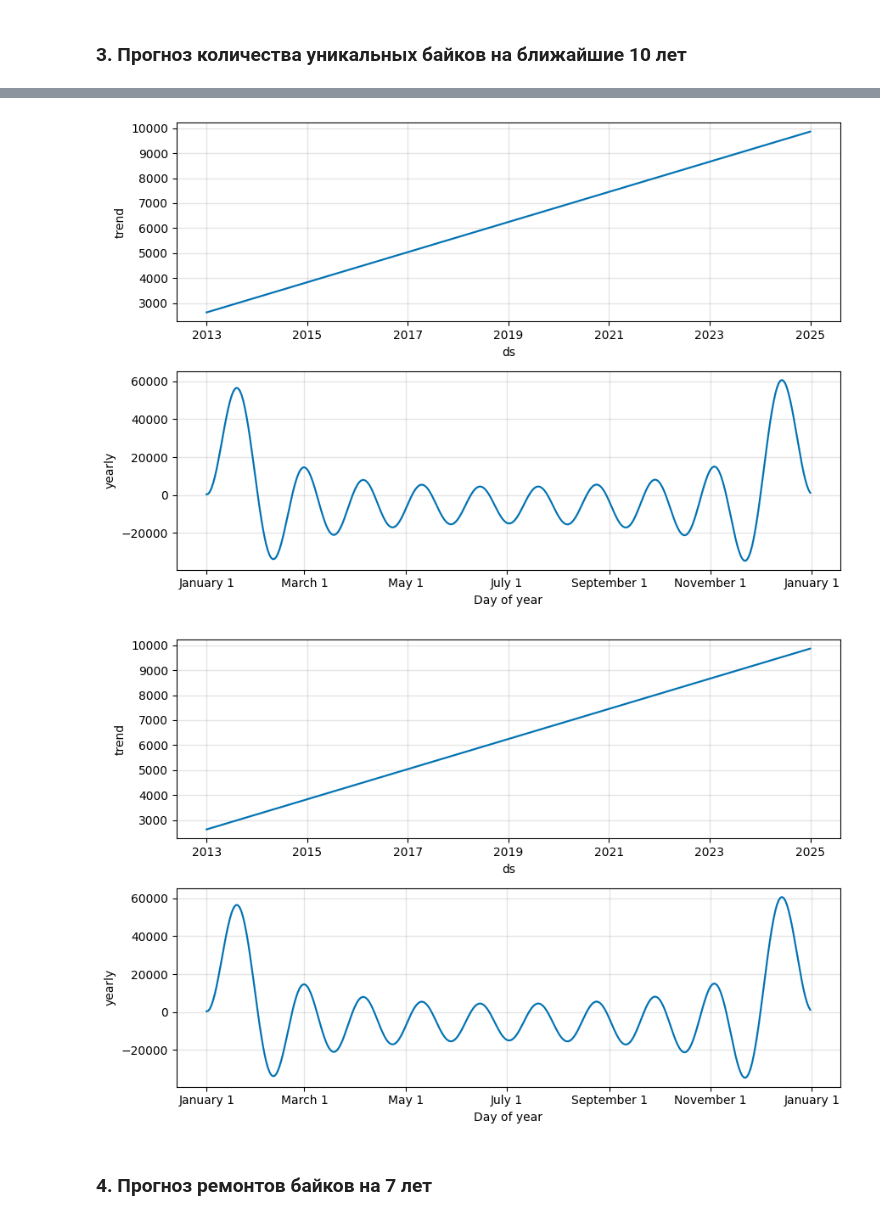
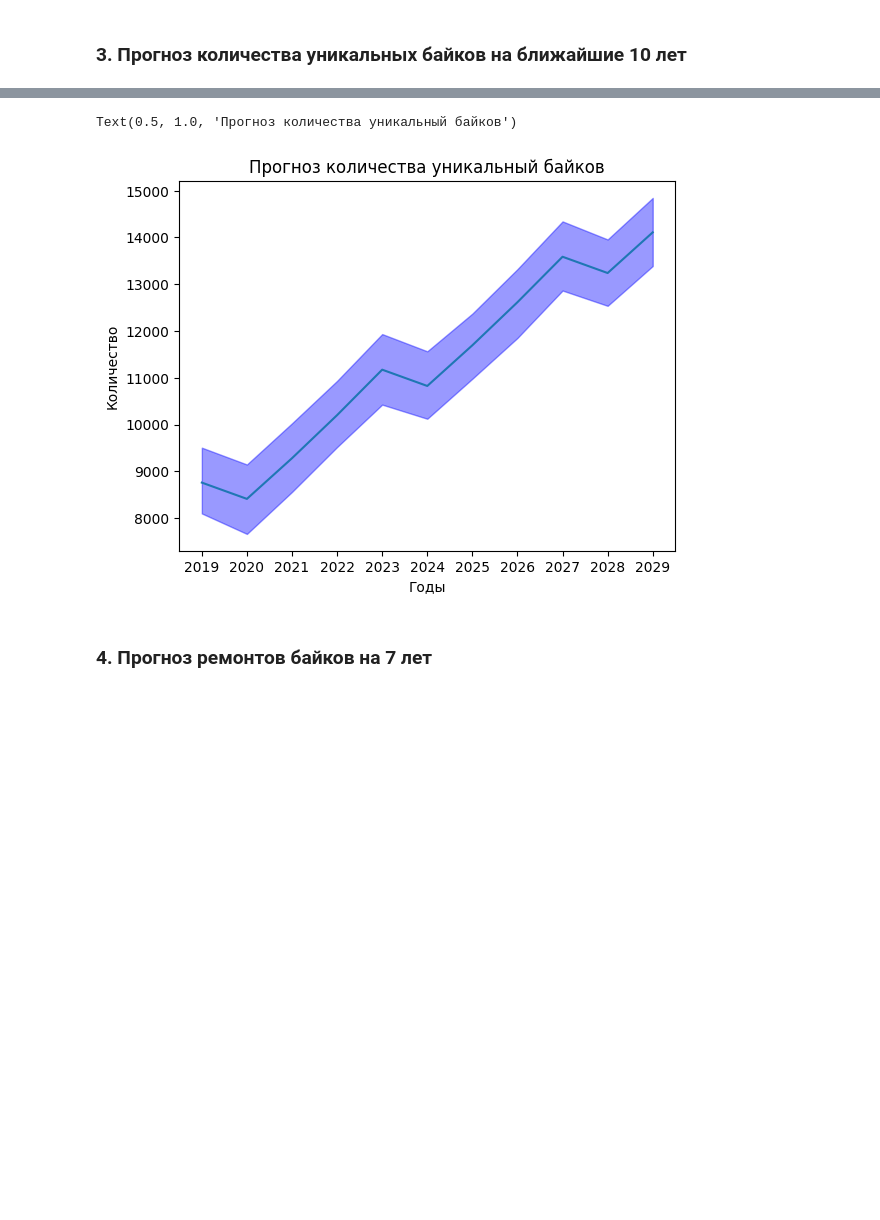
Before and after one commit to Konstantin-Kalug/yandex_bigdata_intensive, a Jupyter notebook: prophet.ipynb, the cells around one changed output, grey strips where cells are left out. Drawn from its saved outputs; the diff is of its cells as text; code cells hidden in the pictures; blank space fills up the shorter version.

```diff
--- a/prophet.ipynb
+++ b/prophet.ipynb
@@ -62,8 +17,6 @@ members = []
 casuals = []
 for year in range(st, end):
     root = f'data/src/{year}/part-00000'
-    if google_collab:
-        root = f'/content/drive/MyDrive/yandex_bigdata_intensive/data/src/{year}/part-00000'
     df = pd.read_table(root, index_col=False, header=None, names=['id', 'biketype', 'starttime', 'endtime', 'startstation', 'endstation', 'startlat', 'startlng', 'endlat', 'endlng', 'member_casual', 'gender', 'age', 'bikeid'], sep=',')
     casuals.append(len(df.loc[(df['member_casual'] == 'Customer') | (df['member_casual'] == 'casual')]))
     members.append(len(df.loc[(df['member_casual'] == 'Subscriber') | (df['member_casual'] == 'member')]))
@@ -79,16 +32,22 @@ future_casuals = m_casuals.make_future_dataframe(periods=6, freq='Y')
 forecast_casuals = m_casuals.predict(future_casuals)
 print('=============================\nCASUALS:')
 print(forecast_casuals[['ds', 'yhat', 'yhat_lower', 'yhat_upper']])
-fig1 = m_casuals.plot_components(forecast_casuals)
-fig1
-
+df_forecast_casuals = forecast_casuals[['ds', 'yhat', 'yhat_lower', 'yhat_upper']][-5:]
+plt.plot(df_forecast_casuals['ds'].apply(lambda x: x.isoformat()[:4]), df_forecast_casuals['yhat'])
+plt.fill_between(df_forecast_casuals['ds'].apply(lambda x: x.isoformat()[:4]), df_forecast_casuals['yhat_upper'], df_forecast_casuals['yhat_lower'], color='b', alpha=0.4)
 m_members = Prophet()
 m_members.fit(df_members)
 future_members = m_members.make_future_dataframe(periods=6, freq='Y')
 forecast_members = m_members.predict(future_members)
 print('=============================\nMEMBERS:')
 print(forecast_members[['ds', 'yhat', 'yhat_lower', 'yhat_upper']])
-fig2 = m_members.plot_components(forecast_members)
+df_forecast_members = forecast_members[['ds', 'yhat', 'yhat_lower', 'yhat_upper']][-5:]
+plt.plot(df_forecast_members['ds'].apply(lambda x: x.isoformat()[:4]), df_forecast_members['yhat'])
+plt.fill_between(df_forecast_members['ds'].apply(lambda x: x.isoformat()[:4]), df_forecast_members['yhat_upper'], df_forecast_members['yhat_lower'], color='r', alpha=0.4)
+plt.xlabel('Годы')
+plt.ylabel('Количество пользователей')
+plt.legend(['Нечлены', 'Возможные границы нечленов', 'Члены', 'Возможные границы членов'])
+plt.title('Прогноз членства')
 # %% [output]
 2013
 2014
@@ -182,8 +120,6 @@ sredniy_age = []
 print(st)
 for i in range(st, 2024):
     root = f'data/src/{i}/part-00000'
-    if google_collab:
-        root = f'/content/drive/MyDrive/yandex_bigdata_intensive/data/src/{i}/part-00000'
     df = pd.read_table(root, index_col=False, header=None,
                        names=['id', 'biketype', 'starttime', 'endtime', 'startstation',
                               'endstation',
@@ -201,7 +137,10 @@ future_meanage = m_meanage.make_future_dataframe(periods=11, freq='Y')
 forecast_meanage = m_meanage.predict(future_meanage)
 print('=============================\nMEAN AGE:')
 print(forecast_meanage[['ds', 'yhat', 'yhat_lower', 'yhat_upper']])
-fig3 = m_meanage.plot_components(forecast_meanage)
-fig3
+df_meanage = forecast_meanage[['ds', 'yhat', 'yhat_lower', 'yhat_upper']][-11:]
+plt.plot(df_meanage['ds'].apply(lambda x: x.isoformat()[:4]), df_meanage['yhat'])
+plt.xlabel('Годы')
+plt.ylabel('Возраст')
+plt.title('Прогноз среднего возраста')
 # %% [output]
 2013
@@ -288,8 +208,6 @@ def parse_table3(line):
 unique_by_year = []
 for y in range(2013, 2020):
     root = f"data/src/{y}"
-    if google_collab:
-        root = f'/content/drive/MyDrive/yandex_bigdata_intensive/data/src/{y}/part-00000'
     df = sc.textFile(root).map(parse_table1) \
                                           .reduceByKey(lambda a, b: a + b) \
                                           .map(lambda x: (None, 1)) \
@@ -302,10 +220,14 @@ df_unique_by_year = pd.DataFrame(data={'y': unique_by_year, 'ds': [datetime(year
 
 m_unique_by_year = Prophet()
 m_unique_by_year.fit(df_unique_by_year)
-future_unique_by_year = m_unique_by_year.make_future_dataframe(periods=6, freq='Y')
+future_unique_by_year = m_unique_by_year.make_future_dataframe(periods=11, freq='Y')
 forecast_unique_by_year = m_unique_by_year.predict(future_unique_by_year)
 print('=============================\nUNIQUE BIKES BY YEAR:')
 print(forecast_unique_by_year[['ds', 'yhat', 'yhat_lower', 'yhat_upper']])
-fig4 = m_unique_by_year.plot_components(forecast_unique_by_year)
-fig4
+df = forecast_unique_by_year[['ds', 'yhat', 'yhat_lower', 'yhat_upper']][-11:]
+plt.plot(df['ds'].apply(lambda x: x.isoformat()[:4]), df['yhat'])
+plt.fill_between(df['ds'].apply(lambda x: x.isoformat()[:4]), df['yhat_upper'], df['yhat_lower'], color='b', alpha=0.4)
+plt.xlabel('Годы')
+plt.ylabel('Количество')
+plt.title('Прогноз количества уникальный байков')
 # %% [output]
@@ -340,5 +253,5 @@ UNIQUE BIKES BY YEAR:
+Text(0.5, 1.0, 'Прогноз количества уникальный байков')
-[figure, old version]
+[figure, new version]
-[figure, removed]
 # %% [markdown]
 ### 4. Прогноз ремонтов байков на 7 лет
 # %%
```
Also changed, not shown: parts of 17 cells of this notebook, 1 other file.
